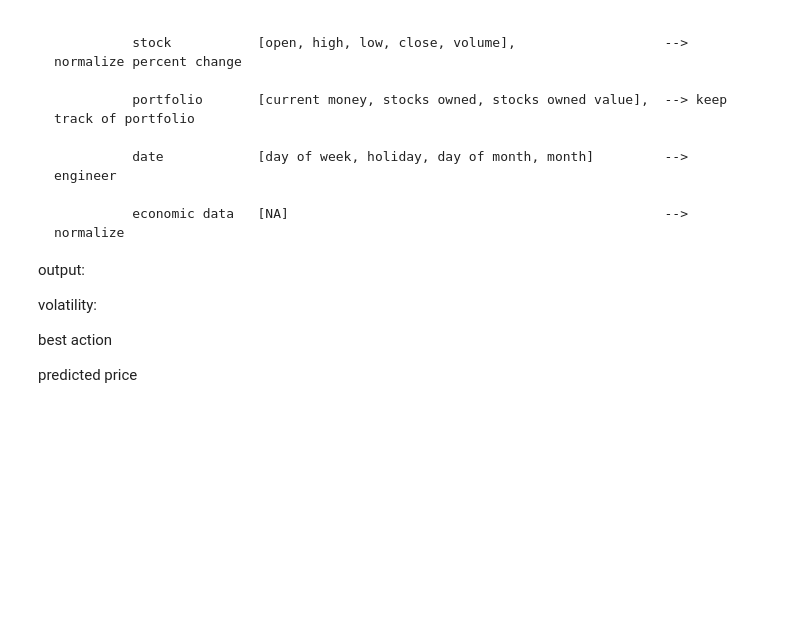
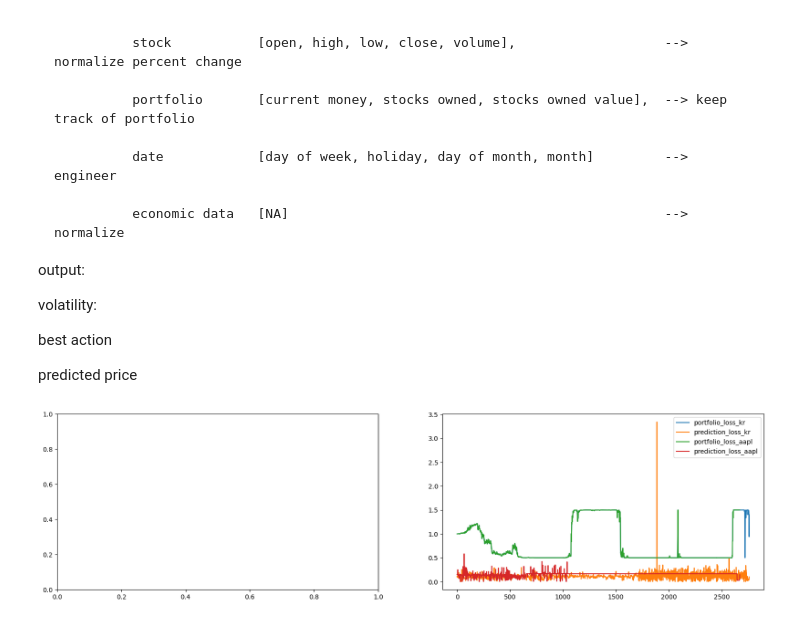
Before and after one commit to smoothjazzuser/NLP_trend_stocks, a Jupyter notebook: NLP_stock_prediction.ipynb, the cells around one changed output. Saved outputs shown, nothing was run; the diff lists cells and outputs as text; code cells hidden in the pictures; blank space fills up the shorter version.

```diff
--- a/NLP_stock_prediction.ipynb
+++ b/NLP_stock_prediction.ipynb
@@ -474,3 +513,20 @@ try:
 except KeyboardInterrupt:
     print('Training interrupted by user')
     pass
+# %%
+subplots_4 = plt.subplots(1, 2, figsize=(20, 5))
+
+for key, l in hist.items():
+    if 'train' in key:
+        plt.subplot(1, 2, 1)
+        plt.plot(l, label=key)
+        plt.legend()
+    else:
+        plt.subplot(1, 2, 2)
+        plt.plot(l, label=key)
+        plt.legend()
+
+plt.show()
+plt.savefig('results/train_losses.png')
+# %% [output]
+[figure, added]
```
Also changed, not shown: parts of 8 cells of this notebook, 2 other files.
